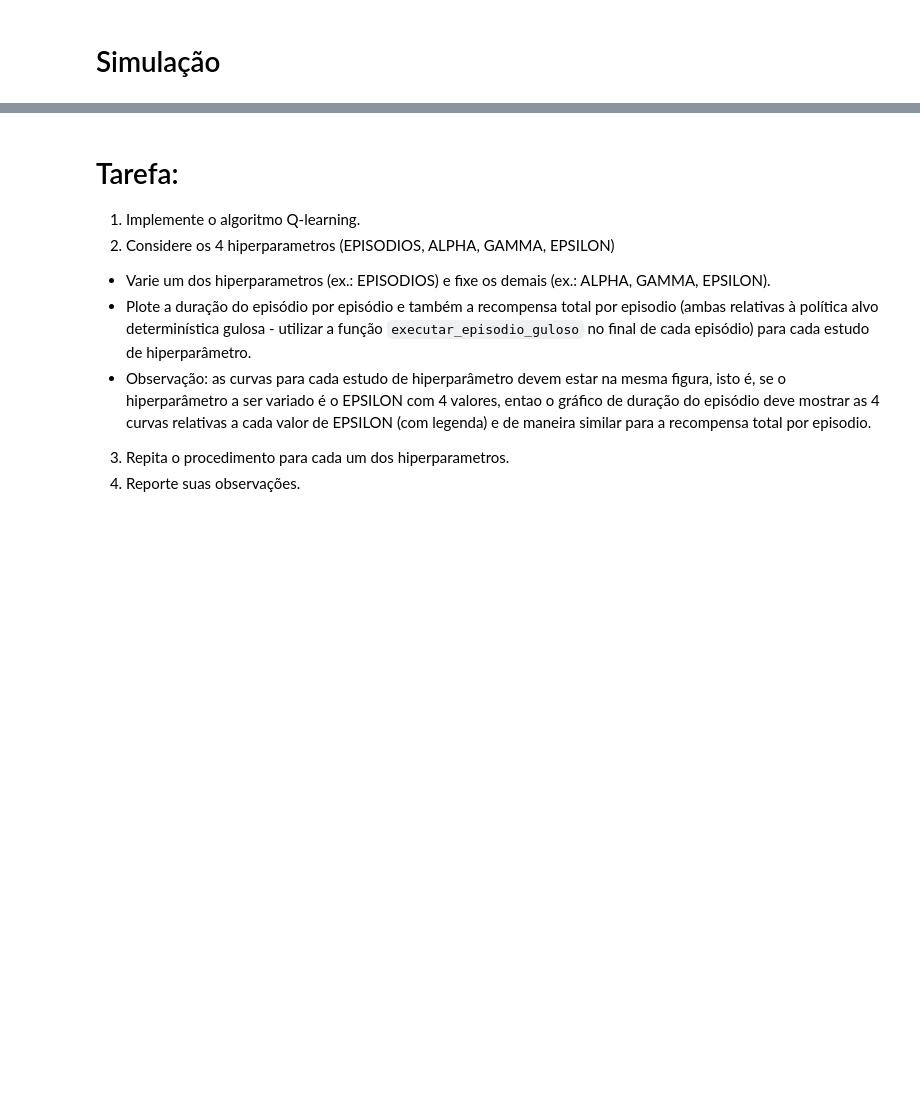
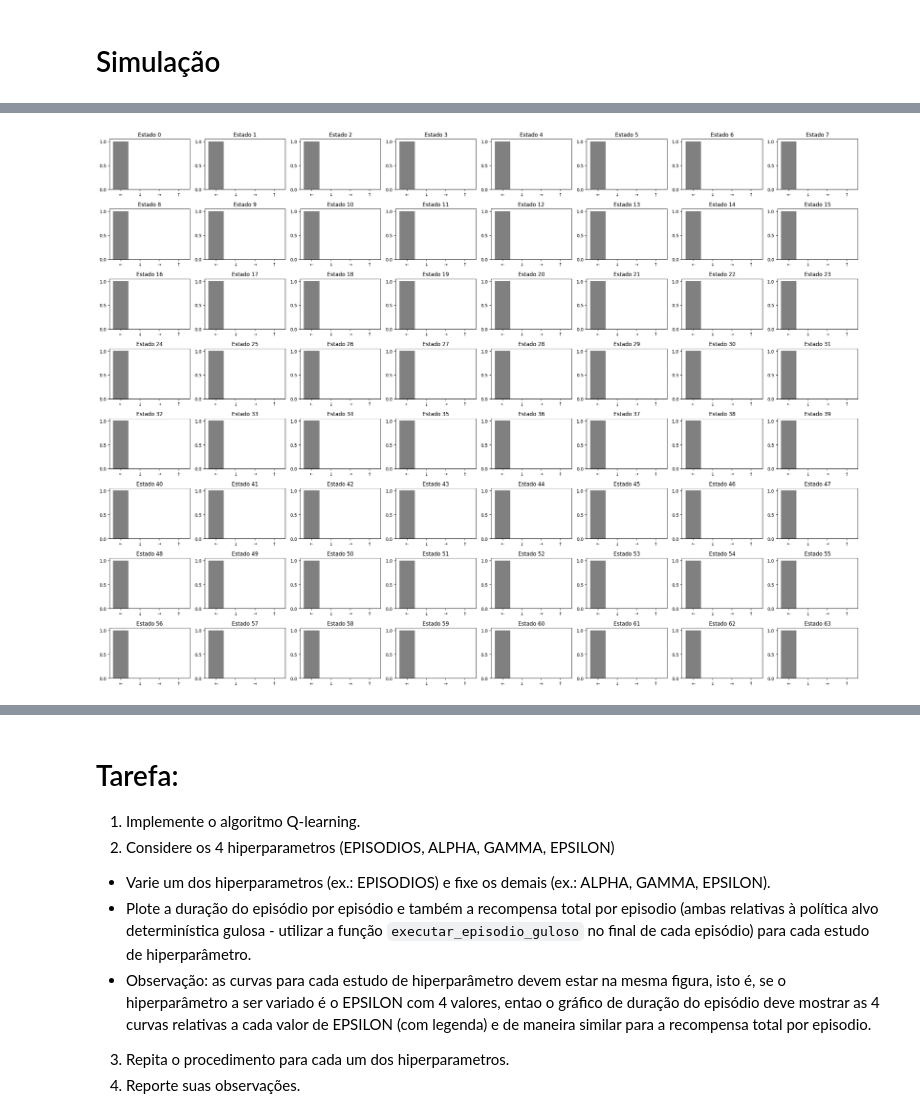
Before and after one commit to danluan/rl-labs, a Jupyter notebook: lab-8/lab_8_q_learning.ipynb, the cells around one changed output, grey strips where cells are left out. Saved outputs shown, nothing was run; the diff lists cells and outputs as text; code cells hidden in the pictures; blank space fills up the shorter version.

```diff
--- a/lab-8/lab_8_q_learning.ipynb
+++ b/lab-8/lab_8_q_learning.ipynb
@@ -203,12 +273,13 @@ def gerar_gif(
 # Simulação
 # %%
 # Configura o ambiente
-id="CliffWalking-v0"
+map_name = '8x8'
 render_mode = 'rgb_array'  # retorna imagens do ambiente como arrays de pixels
-env = gym.make(id=id, render_mode=render_mode)
+is_slippery = True  # torna o ambiente determinístico ou estocástico
+env = gym.make("FrozenLake-v1", map_name=map_name, render_mode=render_mode, is_slippery=is_slippery)
 # %%
 # Hiper-parâmetros principais
-EPISODIOS = 1000     # @param {type:"integer"}
+EPISODIOS = 10000     # @param {type:"integer"}
 ALPHA     = 0.1       # @param {type:"number"}
 GAMMA     = 0.9       # @param {type:"number"}
 EPSILON   = 0.1       # @param {type:"number"}
@@ -226,4 +305,6 @@ plotar_metricas(ep_len, ep_ret, janela=100)
 # %%
-visualizar_politica(env, pi_eps, shape=(4, 12))
+visualizar_politica(env, pi_eps, shape=(8, 8))
+# %% [output]
+[figure, added]
 # %%
 # Recria ambiente para renderizar
```
Also changed, not shown: parts of 8 cells of this notebook, 2 other files.
